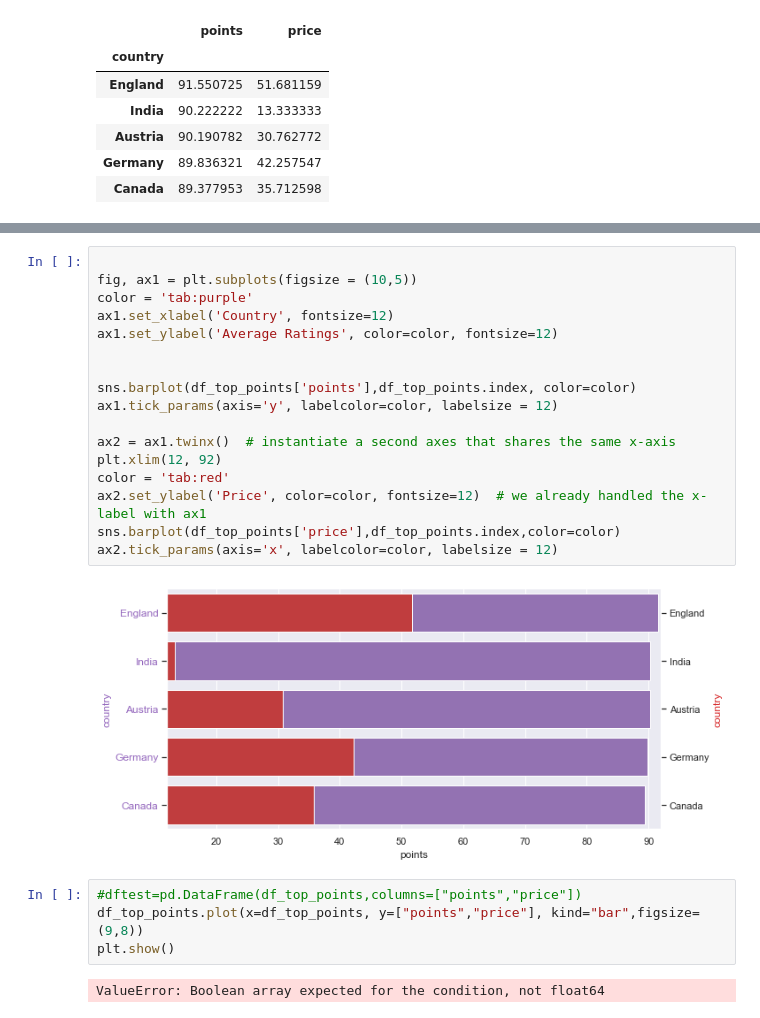
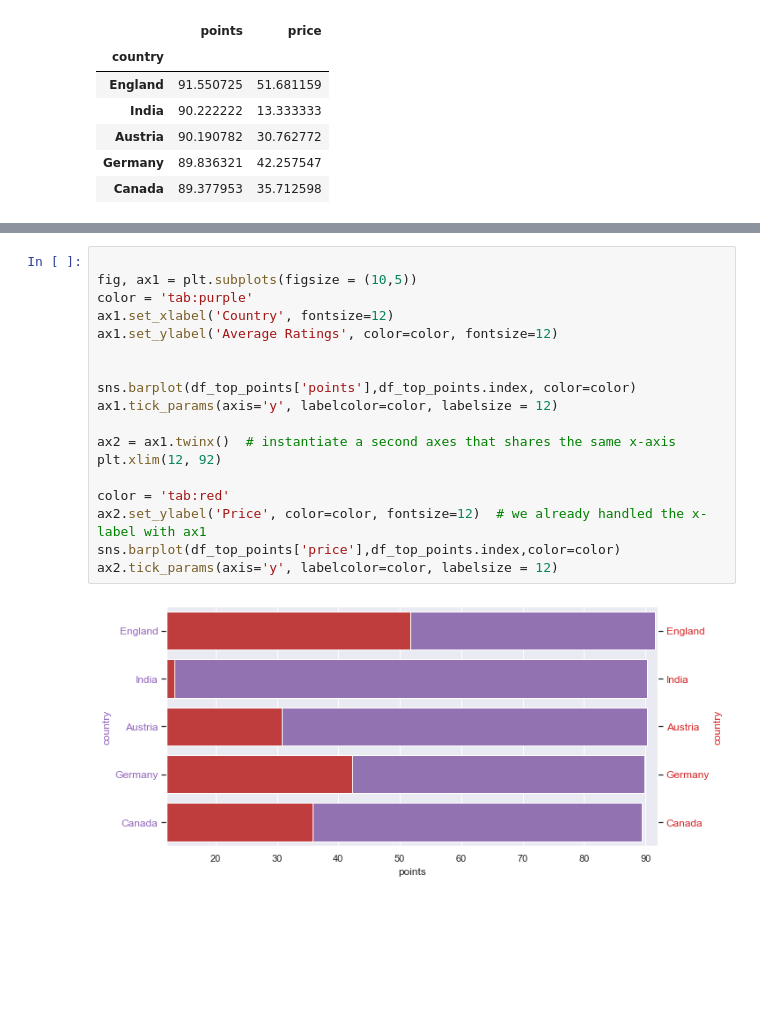
Before and after one commit to Nima-Sayyah/Drink-by-Data, a Jupyter notebook: Drink by Data (NS).ipynb, the cells around one changed output, grey strips where cells are left out. Drawn from its saved outputs; the diff is of its cells as text; blank space fills up the shorter version.

```diff
--- a/Drink by Data (NS).ipynb
+++ b/Drink by Data (NS).ipynb
@@ -369,25 +361,20 @@ SyntaxError: positional argument follows keyword argument (<ipython-input-112-4d
 # %%
 
 fig, ax1 = plt.subplots(figsize = (10,5))
 color = 'tab:purple'
 ax1.set_xlabel('Country', fontsize=12)
 ax1.set_ylabel('Average Ratings', color=color, fontsize=12)
 
 
 sns.barplot(df_top_points['points'],df_top_points.index, color=color)
 ax1.tick_params(axis='y', labelcolor=color, labelsize = 12)
 
 ax2 = ax1.twinx()  # instantiate a second axes that shares the same x-axis
 plt.xlim(12, 92)
+
 color = 'tab:red'
 ax2.set_ylabel('Price', color=color, fontsize=12)  # we already handled the x-label with ax1
 sns.barplot(df_top_points['price'],df_top_points.index,color=color)
-ax2.tick_params(axis='x', labelcolor=color, labelsize = 12)
+ax2.tick_params(axis='y', labelcolor=color, labelsize = 12)
 # %% [output]
-[figure, old version]
+[figure, new version]
-# %%
-#dftest=pd.DataFrame(df_top_points,columns=["points","price"])
-df_top_points.plot(x=df_top_points, y=["points","price"], kind="bar",figsize=(9,8))
-plt.show()
-# %% [output]
-ValueError: Boolean array expected for the condition, not float64
```
Also changed, not shown: parts of 2 cells of this notebook.
